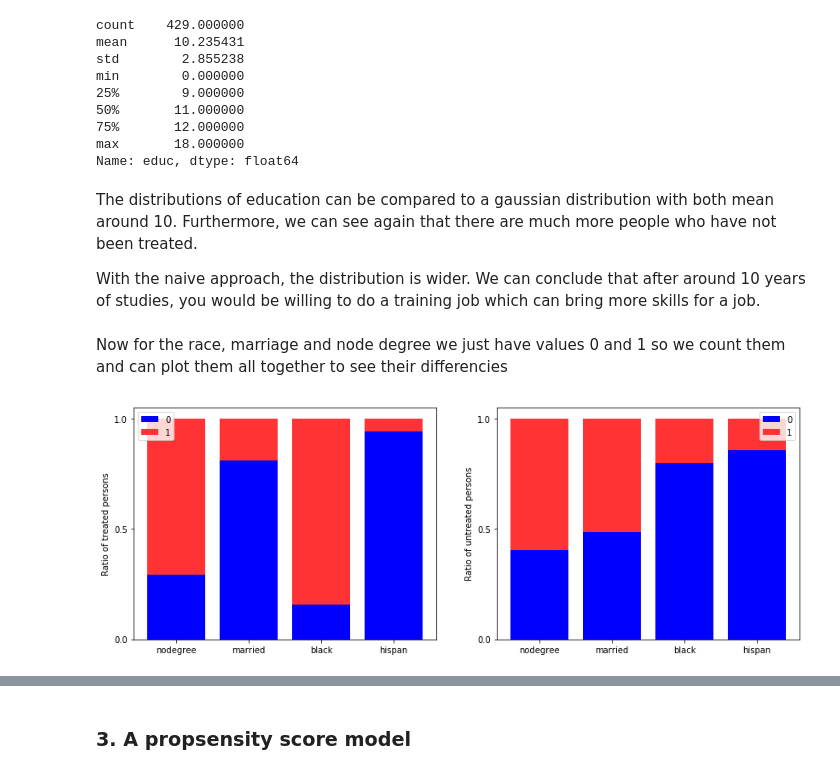
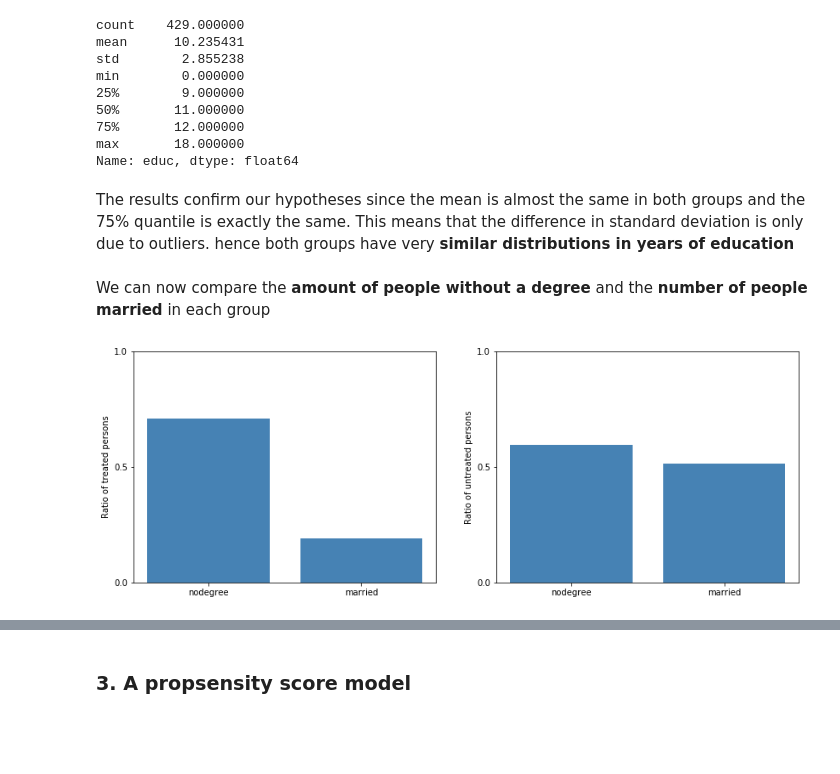
Before and after one commit to IsaacLeimgruber/ADA_labs_repo, a Jupyter notebook: 04 - Applied ML/HW04_Kevin.ipynb, the cells around one changed output, grey strips where cells are left out. Drawn from its saved outputs; the diff is of its cells as text; code cells hidden in the pictures; blank space fills up the shorter version.

```diff
--- a/04 - Applied ML/HW04_Kevin.ipynb
+++ b/04 - Applied ML/HW04_Kevin.ipynb
@@ -204,13 +198,10 @@ min        0.000000
 75%       12.000000
 max       18.000000
 Name: educ, dtype: float64
-# %% [markdown]
-The distributions of education can be compared to a gaussian distribution with both mean around 10. Furthermore, we can see again that there are much more people who have not been treated.
-
-
-With the naive approach, the distribution is wider. We can conclude that after around 10 years of studies, you would be willing to do a training job which can bring more skills for a job.
-# %% [markdown]
-Now for the race, marriage and node degree we just have values 0 and 1 so we count them and can plot them all together to see their differencies
+# %% [markdown]
+The results confirm our hypotheses since the mean is almost the same in both groups and the 75% quantile is exactly the same. This means that the difference in standard deviation is only due to outliers. hence both groups have very <b> similar distributions in years of education </b>
+# %% [markdown]
+We can now compare the <b>amount of people without a degree</b> and the <b>number of people married</b> in each group
 # %%
 def col_number(df, col_names):
     result_0 = []
@@ -226,25 +217,25 @@ def col_number(df, col_names):
     return np.array(result_0), np.array(result_1)
 
 def bar_subplot(axe_plot, nb_index, result_0, result_1, ylegend):
-    plot0 = axe_plot.bar(nb_index, result_0, color="#0000ff")
-    plot1 = axe_plot.bar(nb_index, result_1, bottom = result_0, color='#ff3333')
+    #plot0 = axe_plot.bar(nb_index, result_0, color="#0000ff")
+    plot1 = axe_plot.bar(nb_index, result_1, color='steelblue')
 
     plt.sca(axe_plot)
     plt.xticks(nb_index, col_names)
     plt.ylabel(ylegend)
     plt.yticks( [0, 0.5, 1] )
-    plt.legend((plot0[0], plot1[0]), ('0', '1'))
+    #plt.legend((plot0[0], plot1[0]), ('0', '1'))
 # %%
 fig, plot_axes = plt.subplots(1, 2, figsize=(14, 5), sharex=True)
-nb_index = np.arange(4)
-col_names = ['nodegree', 'married', 'black', 'hispan']
+nb_index = np.arange(2)
+col_names = ['nodegree', 'married']
 
 result_0, result_1 = col_number(treated_df, col_names)
 bar_subplot(plot_axes[0], nb_index, result_0, result_1, 'Ratio of treated persons')
 
 result_0, result_1 = col_number(ntreated_df, col_names)
 bar_subplot(plot_axes[1], nb_index, result_0, result_1, 'Ratio of untreated persons')
 
 plt.show()
 # %% [output]
-[figure, old version]
+[figure, new version]
```
Also changed, not shown: parts of 63 cells of this notebook.
